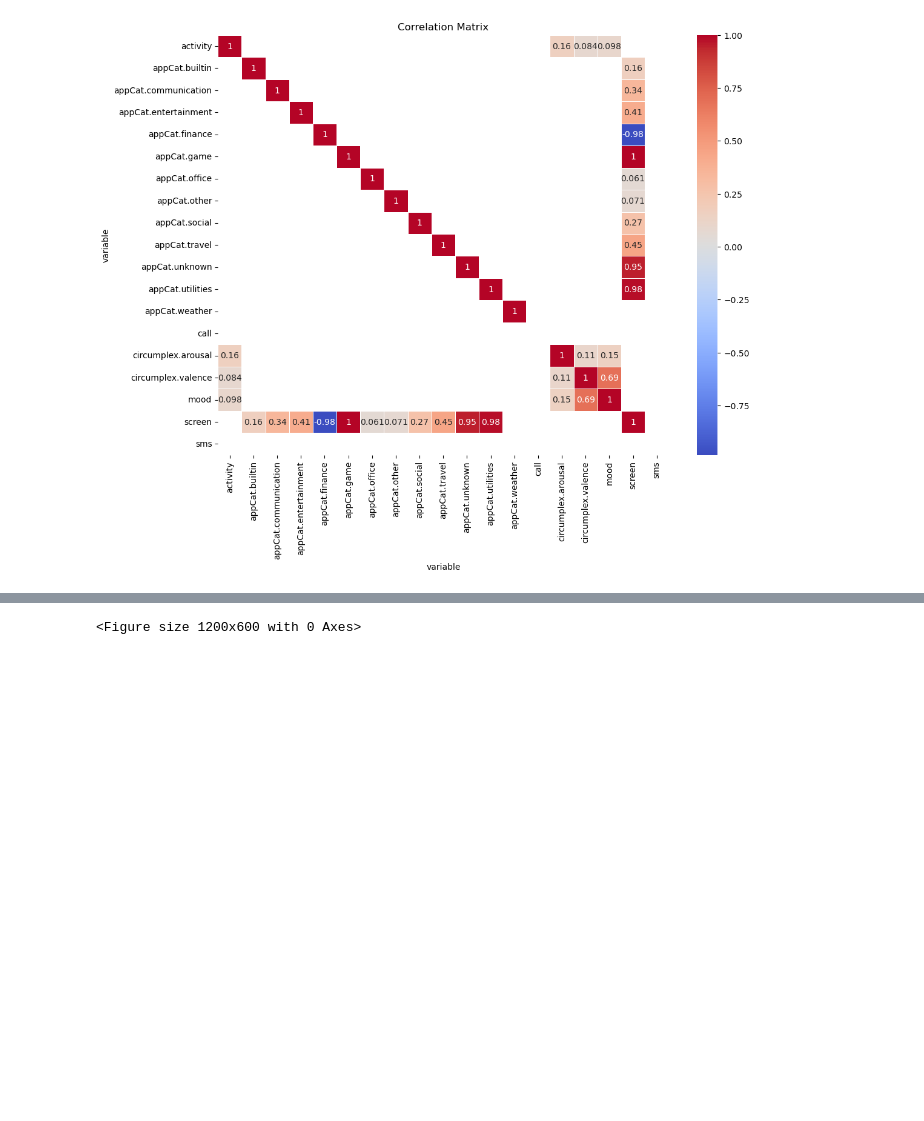
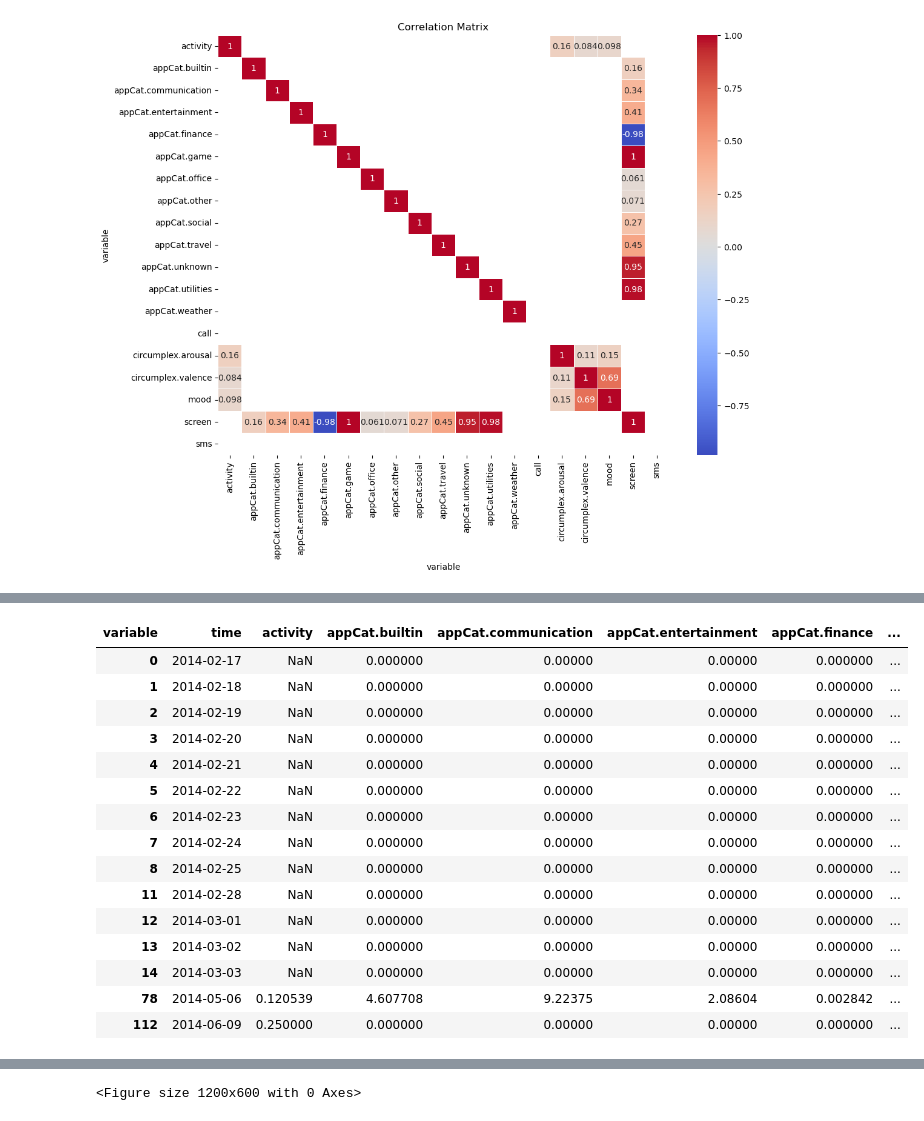
Before and after one commit to timmooren/DM1, a Jupyter notebook: DM1b.ipynb, the cells around one changed output, grey strips where cells are left out. Cells and saved outputs as stored; diff of their text form; code cells hidden in the pictures; blank space fills up the shorter version.

```diff
--- a/DM1b.ipynb
+++ b/DM1b.ipynb
@@ -88,3 +88,23 @@ grouped_wide
+# %%
+# show rows where mood is nan
+grouped_wide[grouped_wide['mood'].isna()]
+# %% [output]
+| variable | time | activity | appCat.builtin | appCat.communication | appCat.entertainment | appCat.finance | ... |
+| 0 | 2014-02-17 | NaN | 0.000000 | 0.00000 | 0.00000 | 0.000000 | ... |
+| 1 | 2014-02-18 | NaN | 0.000000 | 0.00000 | 0.00000 | 0.000000 | ... |
+| 2 | 2014-02-19 | NaN | 0.000000 | 0.00000 | 0.00000 | 0.000000 | ... |
+| 3 | 2014-02-20 | NaN | 0.000000 | 0.00000 | 0.00000 | 0.000000 | ... |
+| 4 | 2014-02-21 | NaN | 0.000000 | 0.00000 | 0.00000 | 0.000000 | ... |
+| 5 | 2014-02-22 | NaN | 0.000000 | 0.00000 | 0.00000 | 0.000000 | ... |
+| 6 | 2014-02-23 | NaN | 0.000000 | 0.00000 | 0.00000 | 0.000000 | ... |
+| 7 | 2014-02-24 | NaN | 0.000000 | 0.00000 | 0.00000 | 0.000000 | ... |
+| 8 | 2014-02-25 | NaN | 0.000000 | 0.00000 | 0.00000 | 0.000000 | ... |
+| 11 | 2014-02-28 | NaN | 0.000000 | 0.00000 | 0.00000 | 0.000000 | ... |
+| 12 | 2014-03-01 | NaN | 0.000000 | 0.00000 | 0.00000 | 0.000000 | ... |
+| 13 | 2014-03-02 | NaN | 0.000000 | 0.00000 | 0.00000 | 0.000000 | ... |
+| 14 | 2014-03-03 | NaN | 0.000000 | 0.00000 | 0.00000 | 0.000000 | ... |
+| 78 | 2014-05-06 | 0.120539 | 4.607708 | 9.22375 | 2.08604 | 0.002842 | ... |
+| 112 | 2014-06-09 | 0.250000 | 0.000000 | 0.00000 | 0.00000 | 0.000000 | ... |
 # %%
 # select one day
 day = grouped_wide[grouped_wide['time'] == '2014-06-09']
```
Also changed, not shown: parts of 5 cells of this notebook.
